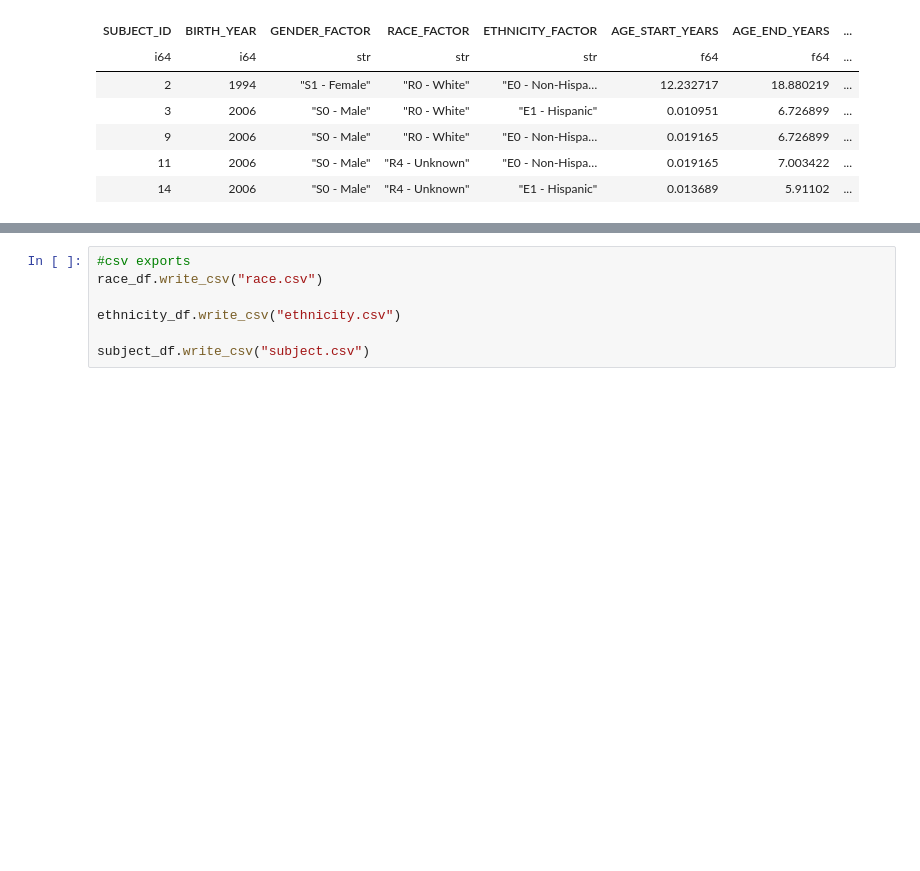
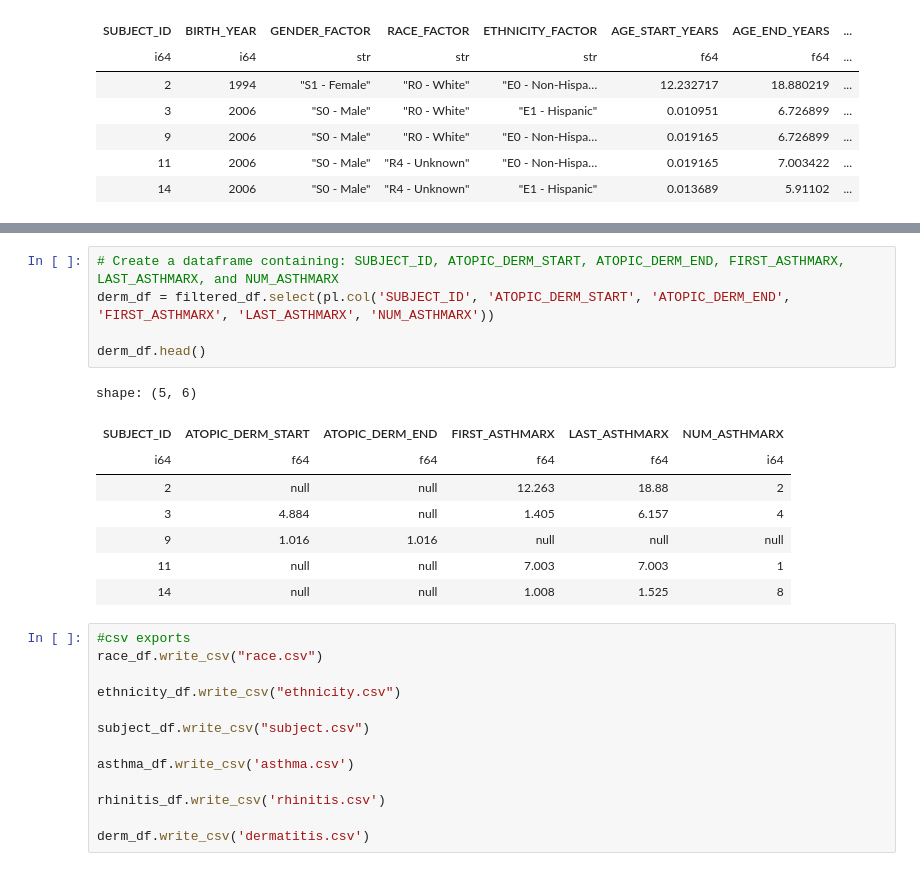
Before and after one commit to deuce-shaw/Project3, a Jupyter notebook: Project3Primary.ipynb, the cells around one changed output, grey strips where cells are left out. Drawn from its saved outputs; the diff is of its cells as text; blank space fills up the shorter version.

```diff
--- a/Project3Primary.ipynb
+++ b/Project3Primary.ipynb
@@ -172,3 +260,17 @@ subject_df.head()
+# %%
+# Create a dataframe containing: SUBJECT_ID, ATOPIC_DERM_START, ATOPIC_DERM_END, FIRST_ASTHMARX, LAST_ASTHMARX, and NUM_ASTHMARX
+derm_df = filtered_df.select(pl.col('SUBJECT_ID', 'ATOPIC_DERM_START', 'ATOPIC_DERM_END', 'FIRST_ASTHMARX', 'LAST_ASTHMARX', 'NUM_ASTHMARX'))
+
+derm_df.head()
+# %% [output]
+shape: (5, 6)
+| SUBJECT_ID | ATOPIC_DERM_START | ATOPIC_DERM_END | FIRST_ASTHMARX | LAST_ASTHMARX | NUM_ASTHMARX |
+| i64 | f64 | f64 | f64 | f64 | i64 |
+| 2 | null | null | 12.263 | 18.88 | 2 |
+| 3 | 4.884 | null | 1.405 | 6.157 | 4 |
+| 9 | 1.016 | 1.016 | null | null | null |
+| 11 | null | null | 7.003 | 7.003 | 1 |
+| 14 | null | null | 1.008 | 1.525 | 8 |
 # %%
 #csv exports
 race_df.write_csv("race.csv")
@@ -176,3 +278,9 @@ race_df.write_csv("race.csv")
 ethnicity_df.write_csv("ethnicity.csv")
 
 subject_df.write_csv("subject.csv")
+
+asthma_df.write_csv('asthma.csv')
+
+rhinitis_df.write_csv('rhinitis.csv')
+
+derm_df.write_csv('dermatitis.csv')
```
Also changed, not shown: parts of 9 cells of this notebook, 5 other files.
